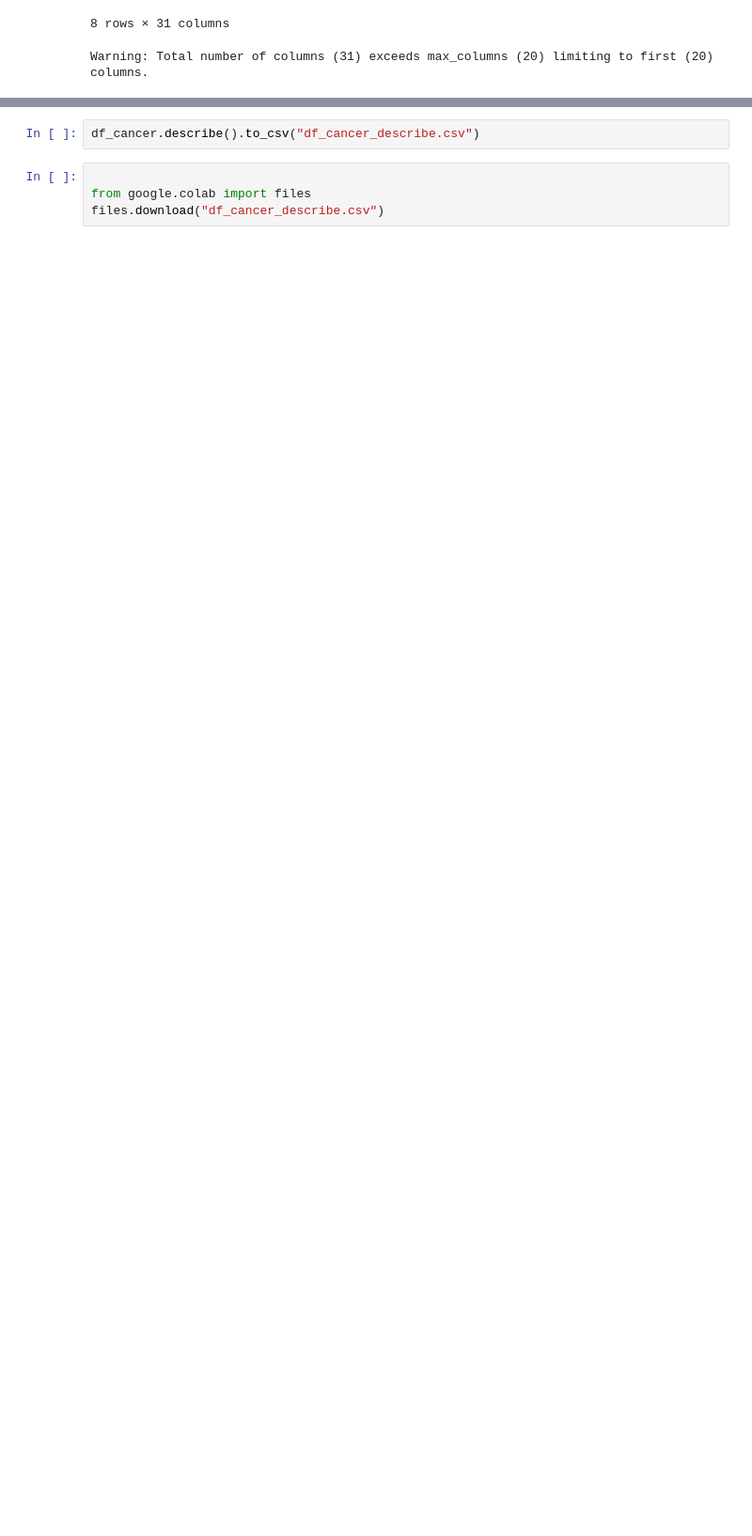
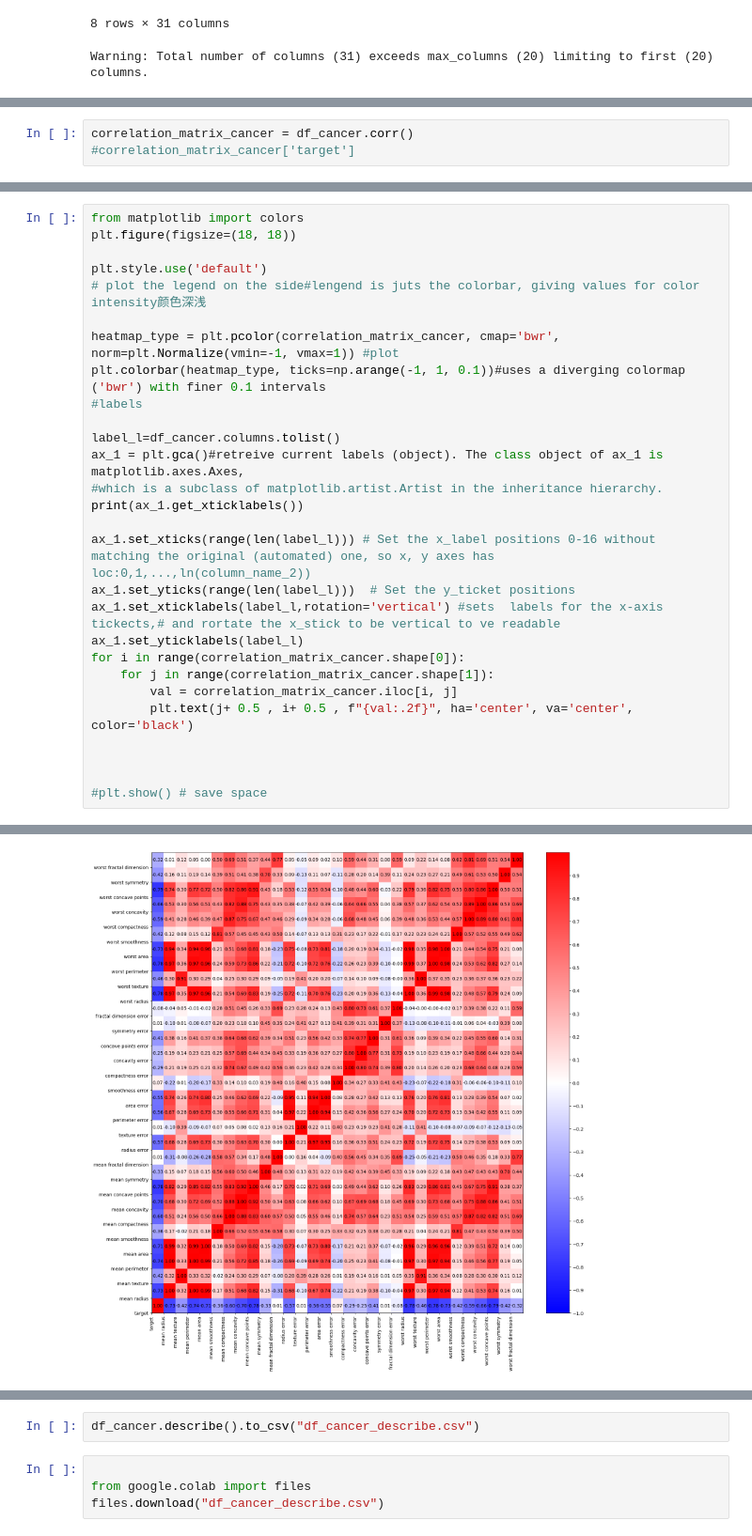
Before and after one commit to Yuyang-Yao/Math_-5750_Project1, a Jupyter notebook: project1.ipynb, the cells around one changed output, grey strips where cells are left out. Shown at 94% size. Cells and saved outputs as stored; diff of their text form; blank space fills up the shorter version.

```diff
--- a/project1.ipynb
+++ b/project1.ipynb
@@ -749,0 +768,3 @@ Warning: Total number of columns (31) exceeds max_columns (20) limiting to first
+# %%
+correlation_matrix_cancer = df_cancer.corr()
+#correlation_matrix_cancer['target']
@@ -749,0 +775,29 @@ Warning: Total number of columns (31) exceeds max_columns (20) limiting to first
+# %%
+from matplotlib import colors
+plt.figure(figsize=(18, 18))
+
+plt.style.use('default')
+# plot the legend on the side#lengend is juts the colorbar, giving values for color intensity颜色深浅
+
+heatmap_type = plt.pcolor(correlation_matrix_cancer, cmap='bwr', norm=plt.Normalize(vmin=-1, vmax=1)) #plot
+plt.colorbar(heatmap_type, ticks=np.arange(-1, 1, 0.1))#uses a diverging colormap ('bwr') with finer 0.1 intervals
+#labels
+
+label_l=df_cancer.columns.tolist()
+ax_1 = plt.gca()#retreive current labels (object). The class object of ax_1 is matplotlib.axes.Axes,
+#which is a subclass of matplotlib.artist.Artist in the inheritance hierarchy.
+print(ax_1.get_xticklabels())
+
+ax_1.set_xticks(range(len(label_l))) # Set the x_label positions 0-16 without matching the original (automated) one, so x, y axes has loc:0,1,...,ln(column_name_2))
+ax_1.set_yticks(range(len(label_l)))  # Set the y_ticket positions
+ax_1.set_xticklabels(label_l,rotation='vertical') #sets  labels for the x-axis tickects,# and rortate the x_stick to be vertical to ve readable
+ax_1.set_yticklabels(label_l)
+for i in range(correlation_matrix_cancer.shape[0]):
+    for j in range(correlation_matrix_cancer.shape[1]):
+        val = correlation_matrix_cancer.iloc[i, j]
+        plt.text(j+ 0.5 , i+ 0.5 , f"{val:.2f}", ha='center', va='center', color='black')
+
+
+
+#plt.show() # save space
+# %% [output]
@@ -749,0 +805 @@ Warning: Total number of columns (31) exceeds max_columns (20) limiting to first
+[figure, added]
```
Also changed, not shown: parts of 11 cells of this notebook.
